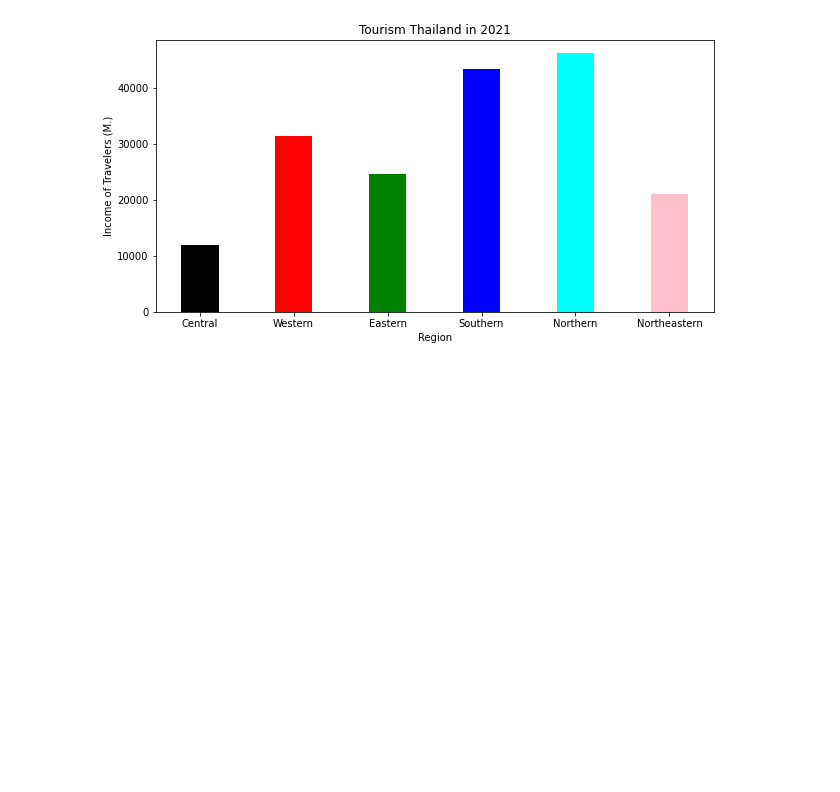
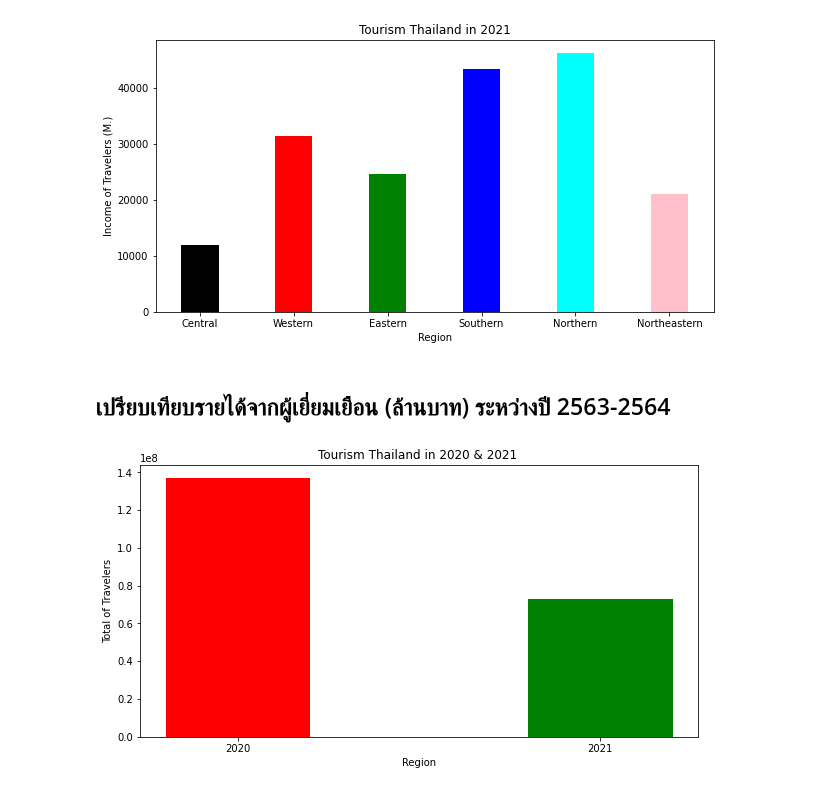
Before and after one commit to SupidchayaTangkidwanich/multivariate, a Jupyter notebook: EDM.ipynb, the cells around one changed output. Cells and saved outputs as stored; diff of their text form; code cells hidden in the pictures; blank space fills up the shorter version.

```diff
--- a/EDM.ipynb
+++ b/EDM.ipynb
@@ -893,3 +893,22 @@ plt.title("Tourism Thailand in 2021")
 plt.show();
 # %% [output]
 [figure]
+# %% [markdown]
+## เปรียบเทียบรายได้จากผู้เยี่ยมเยือน (ล้านบาท) ระหว่างปี 2563-2564
+# %%
+data2563_2564 = {'2020':137030112, '2021':73036570}
+courses = list(data2563_2564.keys())
+values = list(data2563_2564.values())
+
+fig = plt.figure(figsize = (10, 5))
+
+# creating the bar plot
+plt.bar(courses, values, color=['red', 'green'],
+        width = 0.4)
+
+plt.xlabel("Region")
+plt.ylabel("Total of Travelers")
+plt.title("Tourism Thailand in 2020 & 2021 ")
+plt.show();
+# %% [output]
+[figure, added]
```
Also changed, not shown: parts of 2 cells of this notebook.
